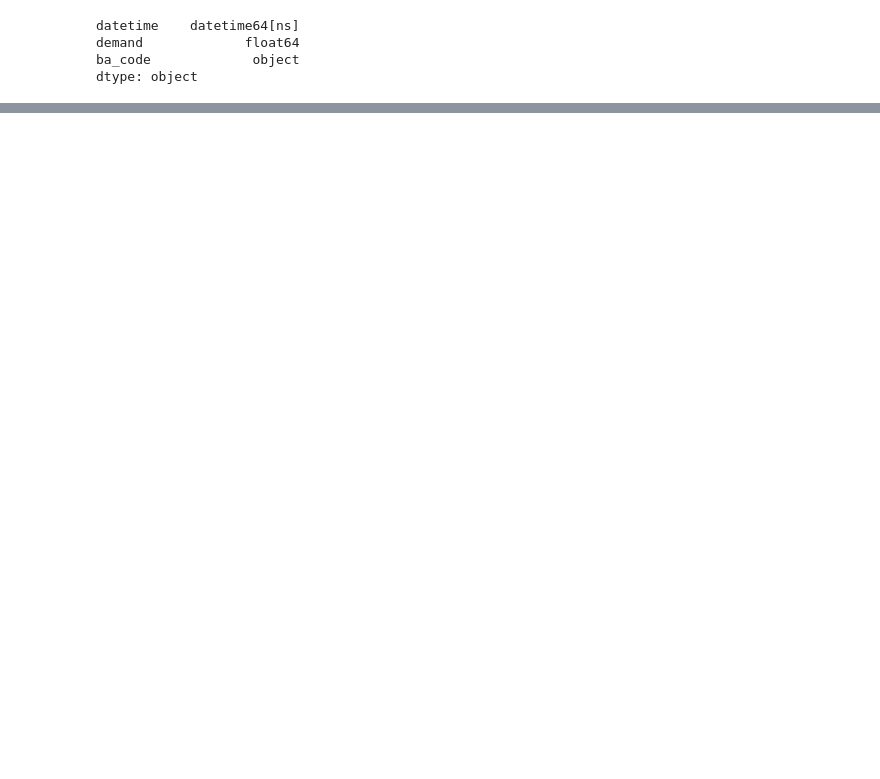
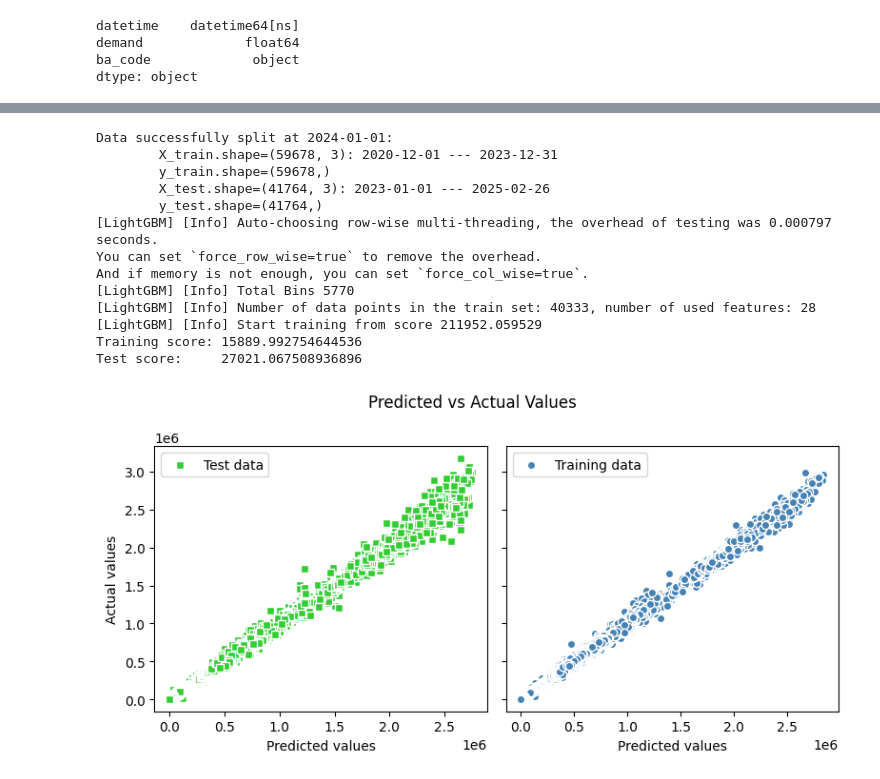
Before and after one commit to d-lazenby/energy-demand-forecasting, a Jupyter notebook: notebooks/05a_lgbm_model.ipynb, the cells around one changed output, grey strips where cells are left out. Saved outputs shown, nothing was run; the diff lists cells and outputs as text; code cells hidden in the pictures; blank space fills up the shorter version.

```diff
--- a/notebooks/05a_lgbm_model.ipynb
+++ b/notebooks/05a_lgbm_model.ipynb
@@ -270,5 +200,23 @@ X_train["datetime"].min(), X_train["datetime"].max(), X_test["datetime"].min(),
 # %%
-def transform_training_data(X_train: pd.DataFrame, y_train: pd.Series, X_test: pd.DataFrame, y_test: pd.Series, preprocessing_pipeline: Pipeline) -> Tuple[pd.DataFrame, pd.Series, pd.DataFrame, pd.Series]:
+def transform_training_data(
+    X_train: pd.DataFrame,
+    y_train: pd.Series,
+    X_test: pd.DataFrame,
+    y_test: pd.Series,
+    preprocessing_pipeline: Pipeline) -> Tuple[pd.DataFrame, pd.Series, pd.DataFrame, pd.Series]:
+    """
+    Applies {preprocessing_pipeline} of transformations to the train and test sets for training and
+    validation.
+
+    Args:
+        X_train: Training features
+        y_train: Training target
+        X_test: Test features
+        y_test: Test target
+
+    Returns:
+        Tuple containing transformed targets and features for the train and test sets.
+    """
 
     # Fit and transform train set
     X_train_t = preprocessing_pipeline.fit_transform(X_train)
@@ -392,0 +306,60 @@ plot_residuals(preds, y_train_t, preds_test, y_test_t)
+# %%
+# Training pipeline
+
+# 0. Constants
+train_end = "2024-01-01"
+days_of_historic_data = 365
+
+# 1. Split Data
+X_train, y_train, X_test, y_test = split_data(
+    data, train_end=train_end, days_of_historic_data=days_of_historic_data
+)
+
+# 2. Transform Data
+pipe = Pipeline(
+    [
+        ("datetime", dtf),
+        ("lags", lagf),
+        ("windf", windf),
+        ("drop_missing", drop_missing),
+        ("ordinal_enc", ordinal_enc),
+        ("drop_target", drop_target),
+    ]
+)
+
+X_train_t, y_train_t, X_test_t, y_test_t = transform_training_data(
+    X_train, y_train, X_test, y_test, pipe
+)
+
+# 3. Train model
+lgbm = LGBMRegressor()
+
+lgbm.fit(X_train_t, y_train_t)
+
+# 4. Evaluate model
+preds_train = lgbm.predict(X_train_t)
+preds_test = lgbm.predict(X_test_t)
+
+rmse_train = root_mean_squared_error(preds_train, y_train_t)
+rmse_test = root_mean_squared_error(preds_test, y_test_t)
+
+print(f"Training score:\t{rmse_train}")
+print(f"Test score:\t{rmse_test}")
+
+plot_predictions_against_actuals(preds_train, y_train_t, preds_test, y_test_t)
+plot_residuals(preds_train, y_train_t, preds_test, y_test_t)
+# %% [output]
+Data successfully split at 2024-01-01:
+        X_train.shape=(59678, 3): 2020-12-01 --- 2023-12-31
+        y_train.shape=(59678,)
+        X_test.shape=(41764, 3): 2023-01-01 --- 2025-02-26
+        y_test.shape=(41764,)
+[LightGBM] [Info] Auto-choosing row-wise multi-threading, the overhead of testing was 0.000797 seconds.
+You can set `force_row_wise=true` to remove the overhead.
+And if memory is not enough, you can set `force_col_wise=true`.
+[LightGBM] [Info] Total Bins 5770
+[LightGBM] [Info] Number of data points in the train set: 40333, number of used features: 28
+[LightGBM] [Info] Start training from score 211952.059529
+Training score: 15889.992754644536
+Test score:     27021.067508936896
+[figure, added]
```
Also changed, not shown: parts of 35 cells of this notebook.
